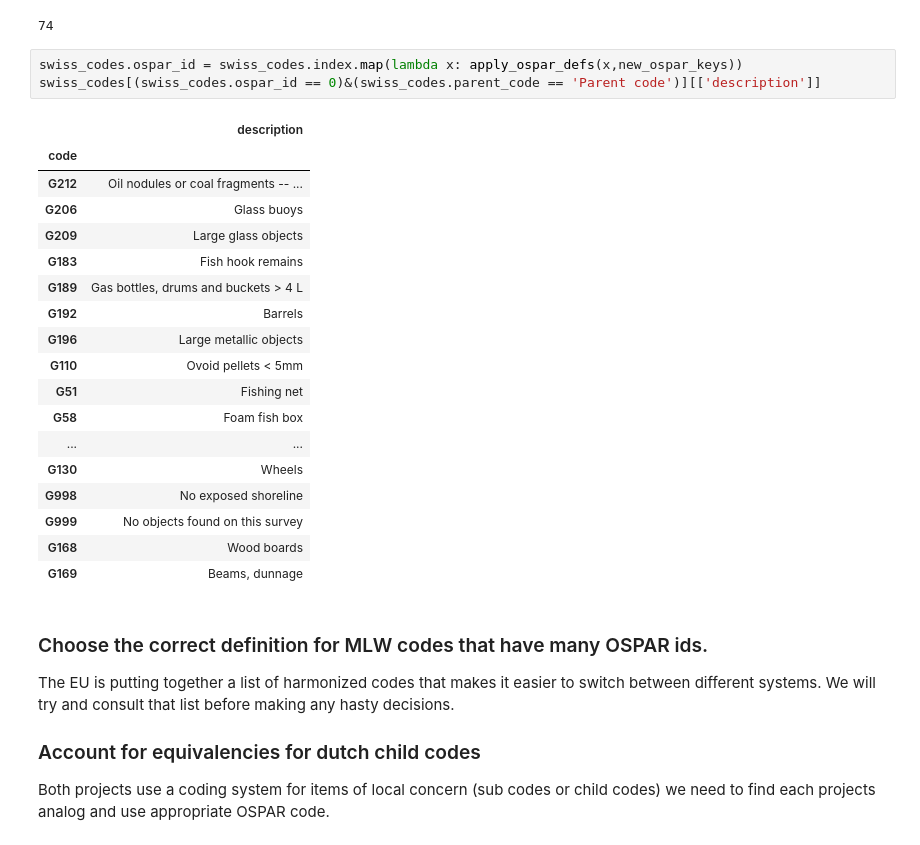
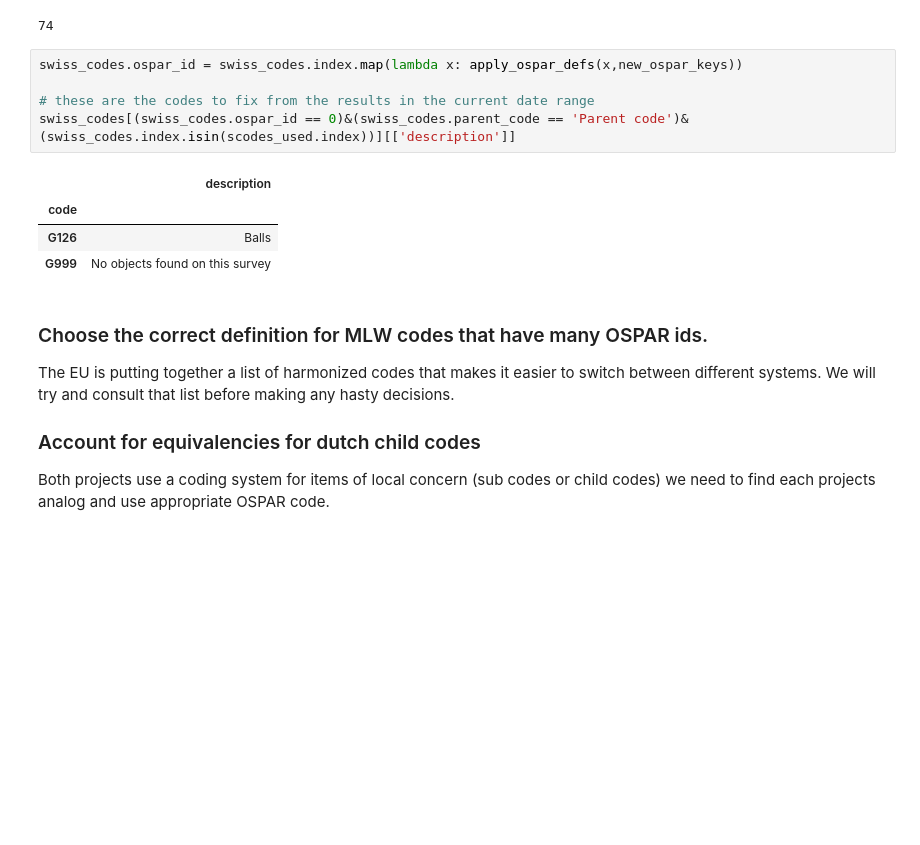
Before and after one commit to hammerdirt-analyst/rhinecode, a Jupyter notebook: harmonizecodes.ipynb, the cells around one changed output. Drawn from its saved outputs; the diff is of its cells as text; blank space fills up the shorter version.

Commit message:
checked ospar id against used codes

```diff
--- a/harmonizecodes.ipynb
+++ b/harmonizecodes.ipynb
@@ -492,26 +492,14 @@ new_ospar_keys.loc['G173'][0]
 74
 # %%
 swiss_codes.ospar_id = swiss_codes.index.map(lambda x: apply_ospar_defs(x,new_ospar_keys))
-swiss_codes[(swiss_codes.ospar_id == 0)&(swiss_codes.parent_code == 'Parent code')][['description']]
+
+# these are the codes to fix from the results in the current date range
+swiss_codes[(swiss_codes.ospar_id == 0)&(swiss_codes.parent_code == 'Parent code')&(swiss_codes.index.isin(scodes_used.index))][['description']]
 # %% [output]
 |  | description |
 | code |  |
-| G212 | Oil nodules or coal fragments -- ... |
-| G206 | Glass buoys |
-| G209 | Large glass objects |
-| G183 | Fish hook remains |
-| G189 | Gas bottles, drums and buckets > 4 L |
-| G192 | Barrels |
-| G196 | Large metallic objects |
-| G110 | Ovoid pellets < 5mm |
-| G51 | Fishing net |
-| G58 | Foam fish box |
-| ... | ... |
-| G130 | Wheels |
-| G998 | No exposed shoreline |
+| G126 | Balls |
 | G999 | No objects found on this survey |
-| G168 | Wood boards |
-| G169 | Beams, dunnage |
 # %% [markdown]
 ### Choose the correct definition for MLW codes that have many OSPAR ids.
 
```
